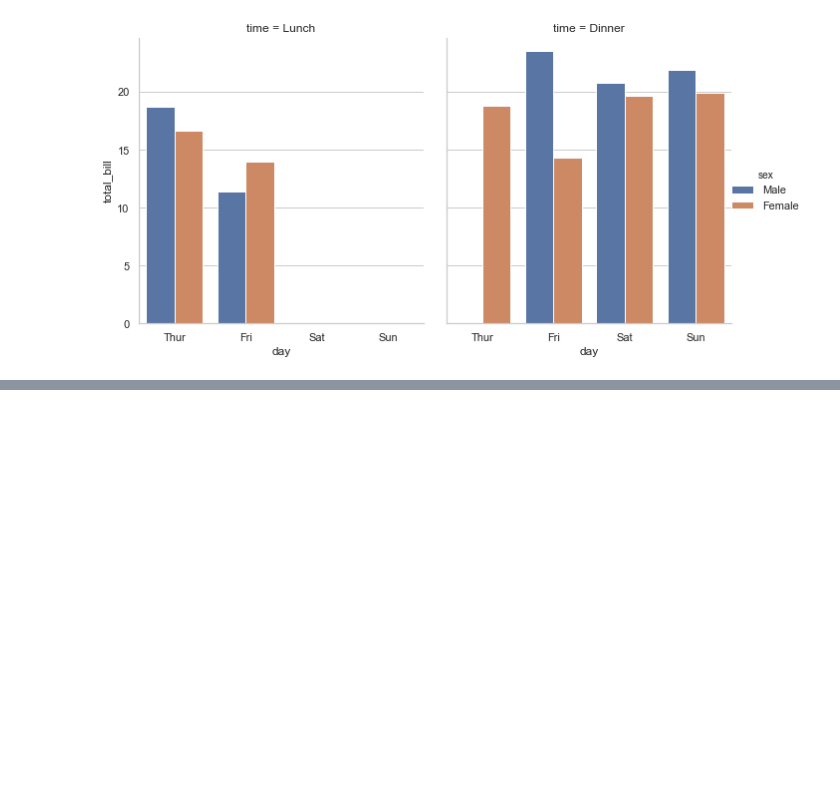
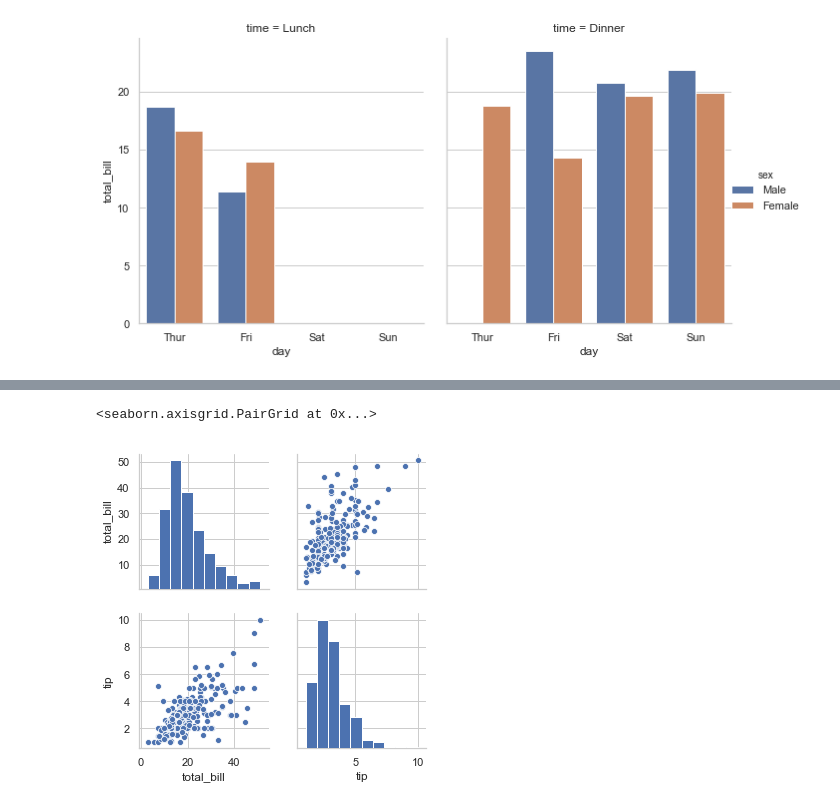
Before and after one commit to srikanthpragada/DS_06_MAY_2019, a Jupyter notebook: seaborn_demo.ipynb, the cells around one changed output, grey strips where cells are left out. Saved outputs shown, nothing was run; the diff lists cells and outputs as text; code cells hidden in the pictures; blank space fills up the shorter version.

```diff
--- a/seaborn_demo.ipynb
+++ b/seaborn_demo.ipynb
@@ -48,0 +54,5 @@ plt.gcf().set_size_inches(10,5)
+# %%
+sb.pairplot(data=tips, vars=['total_bill','tip'])
+# %% [output]
+<seaborn.axisgrid.PairGrid at 0x...>
+[figure, added]
```
Also changed, not shown: parts of 7 cells of this notebook.
